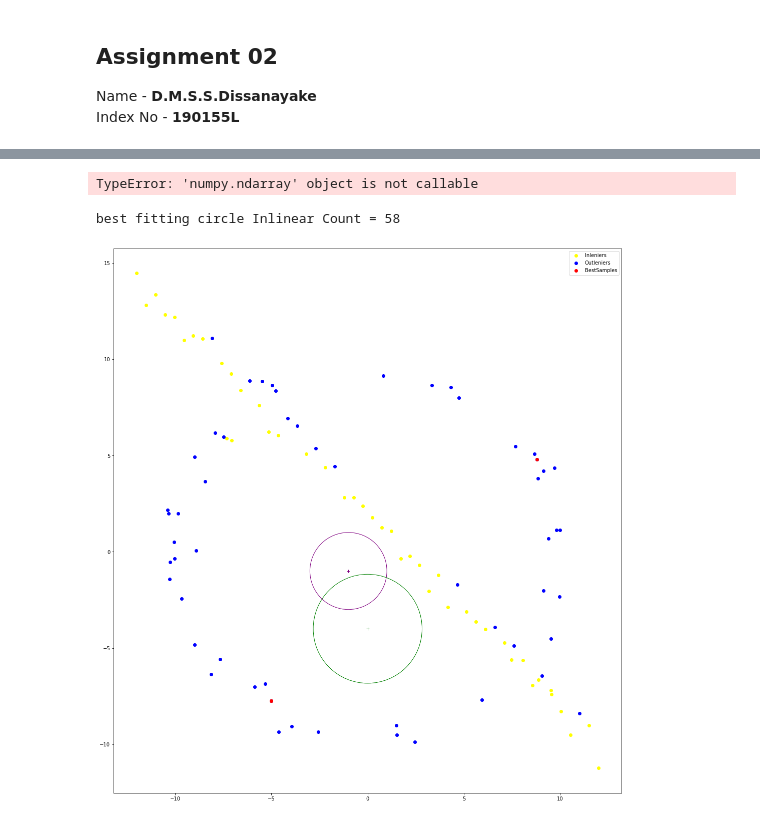
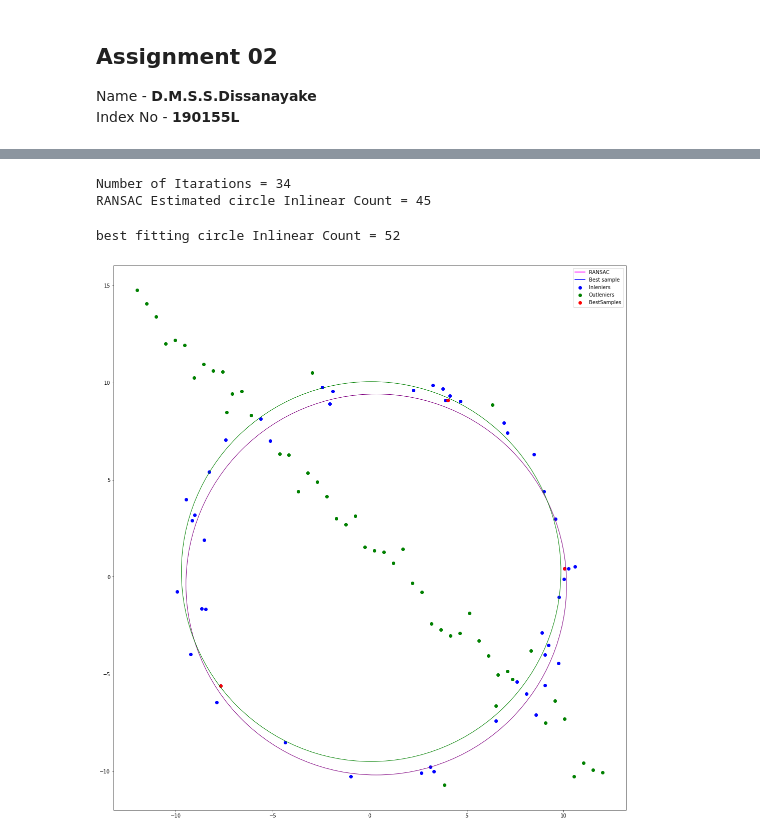
Before and after one commit to SeniruD/EN2550_Exercises, a Jupyter notebook: Assignment_2/190155L_Assignment_2.ipynb, the cells around one changed output, grey strips where cells are left out. Cells and saved outputs as stored; diff of their text form; code cells hidden in the pictures.

```diff
--- a/Assignment_2/190155L_Assignment_2.ipynb
+++ b/Assignment_2/190155L_Assignment_2.ipynb
@@ -41,19 +35,18 @@ def RANSAC_circle(Data_set,No_of_iterations,t):
         y1,y2,y3=Data_set[point1][1],Data_set[point2][1],Data_set[point3][1]
 
         P = np.array([[2*x1 , 2*y1 , 1] , [2*x2 , 2*y2 , 1] , [2*x3 , 2*y3 , 1]])
-        if (np.linalg.det(P)==0):
-            continue
-        K=np.array([[x1*2 + y1*2] , [x2*2 + y2*2] , [x3*2+y3*2]])(-1)
+        if (np.linalg.det(P)==0):continue
+        K=np.array([[x1**2 + y1**2] , [x2**2 + y2**2] , [x3**2+y3**2]])*(-1)
         answer=np.linalg.inv(P)@ K
         g,f,c=answer[0][0],answer[1][0],answer[2][0]
-        radius=np.sqrt(g*2+f*2-c)
-        if radius>20:
-            continue
+        radius=np.sqrt(g**2+f**2-c)
+
+        if radius>20: continue
         center=[-g,-f]
 
         inlinear_count=0
-        for i in range(0,len(Data_set)):
-            distance=abs(np.sqrt((Data_set[i][0]-center[0])*2 + (Data_set[i][1]-center[1])*2) - radius)
+        for i in range(0,len(Data_set)): # Counting the no.of inliers for the circle from sample points
+            distance=abs(np.sqrt((Data_set[i][0]-center[0])**2 + (Data_set[i][1]-center[1])**2) - radius)
             if distance < t:
                 inlinear_count+=1
         if inlinear_count>max_inlinear_count:
@@ -62,62 +55,51 @@ def RANSAC_circle(Data_set,No_of_iterations,t):
             best_sample_points=np.array([Data_set[point1],Data_set[point2],Data_set[point3]])
     return(best_fit_circle_coefficient,best_sample_points,max_inlinear_count)
 # %%
-import numpy as np
-import matplotlib.pyplot as plt
-import random
+s,t,e,p=3,1,0.5,0.99 # s = sample points , t = threshold for inliers, e = outlier ratio
+No_of_iterations=int(np.log(1-p)/np.log(1-(1-e)**s))
+ransac_circle_coeff,ransac_sample,ransac_inlinear_count=RANSAC_circle(X,No_of_iterations,t)
+F,G,C=ransac_circle_coeff[0],ransac_circle_coeff[1],ransac_circle_coeff[2]
+R=np.sqrt(G**2+F**2-C)
 
-s=3
-t=1
-e=0.5
-p=0.99
-No_of_iterations=int(np.log(1-p)/np.log(1-(1-e)**s))
-
-ransac_circle_coeff,ransac_sample,ransac_inlinear_count=RANSAC_circle(X,No_of_iterations,t)
-
-F,G,C=ransac_circle_coeff[0],ransac_circle_coeff[1],ransac_circle_coeff[2]
-R=np.sqrt(G*2+F*2-C)
-
-#Finding Inlenear and Outlinear of the RANSAC Estimated Circle
 In,Out=[],[]
 for point in X:
-    d=abs(np.sqrt((point[0]+G)*2+(point[1]+F)*2)-R)
-    if d<t:
-        In.append(point)
+    d=abs(np.sqrt((point[0]+G)**2+(point[1]+F)**2)-R)
+    if d<t: In.append(point)
     else:Out.append(point)
 
 Inlin = np.array(In).T
 Outlin = np.array(Out).T
 Samp = ransac_sample.T
-
 print("Number of Itarations =",No_of_iterations)
 print("RANSAC Estimated circle Inlinear Count =",ransac_inlinear_count)
 # %% [output]
-TypeError: 'numpy.ndarray' object is not callable
+Number of Itarations = 34
+RANSAC Estimated circle Inlinear Count = 45
 # %%
-best_circle_coeff,best_sample,best_inlinear_count=RANSAC_circle(X,10000,t)
+best_circle_coeff,best_sample,best_inlinear_count=RANSAC_circle(X,1000,t)
 best_F,best_G,best_C=best_circle_coeff[0],best_circle_coeff[1],best_circle_coeff[2]
-best_R=np.sqrt(best_G*2+best_F*2-best_C)
-
+best_R=np.sqrt(best_G**2+best_F**2-best_C)
 bestt_sample=best_sample.T
 print("best fitting circle Inlinear Count =",best_inlinear_count)
 # %% [output]
-best fitting circle Inlinear Count = 58
+best fitting circle Inlinear Count = 52
 # %%
 #plotting
-figure, axes = plt.subplots( 1, figsize=(20,20) )
+
+figure, ax = plt.subplots( 1, figsize=(20,20) )
 
 ransac_circle = plt.Circle((-G,-F), R, fill=False, color="purple" ,label="RANSAC")
 best_fitting_circle = plt.Circle((-best_G,-best_F), best_R, fill=False, color="green" ,label="Best Fitting")
 
-axes.scatter(Inlin[0],Inlin[1], color="yellow" , label="Inleniers")
-axes.scatter(Outlin[0],Outlin[1], color="blue" , label="Outleniers")
-axes.scatter(bestt_sample[0] ,bestt_sample[1], color="red" , label="BestSamples")
-axes.plot(-G,-F,"+",color="purple")
-axes.plot(-best_G,-best_F,"+",color="green")
-axes.set_aspect( 1 )
-axes.add_artist( ransac_circle )
-axes.add_artist( best_fitting_circle )
-plt.legend(loc ="upper right")
+ax.scatter(Inlin[0],Inlin[1], color="blue" , label="Inleniers")
+ax.scatter(Outlin[0],Outlin[1], color="green" , label="Outleniers")
+ax.scatter(bestt_sample[0] ,bestt_sample[1], color="red" , label="BestSamples")
+ax.plot(-G,-F,color="magenta", label = "RANSAC")
+ax.plot(-best_G,-best_F,color="blue", label = "Best sample")
+ax.set_aspect( 1 )
+ax.add_artist( ransac_circle )
+ax.add_artist( best_fitting_circle )
+plt.legend()
 plt.show()
 # %% [output]
-[figure, old version]
+[figure, new version]
```
Also changed, not shown: parts of 9 cells of this notebook.
